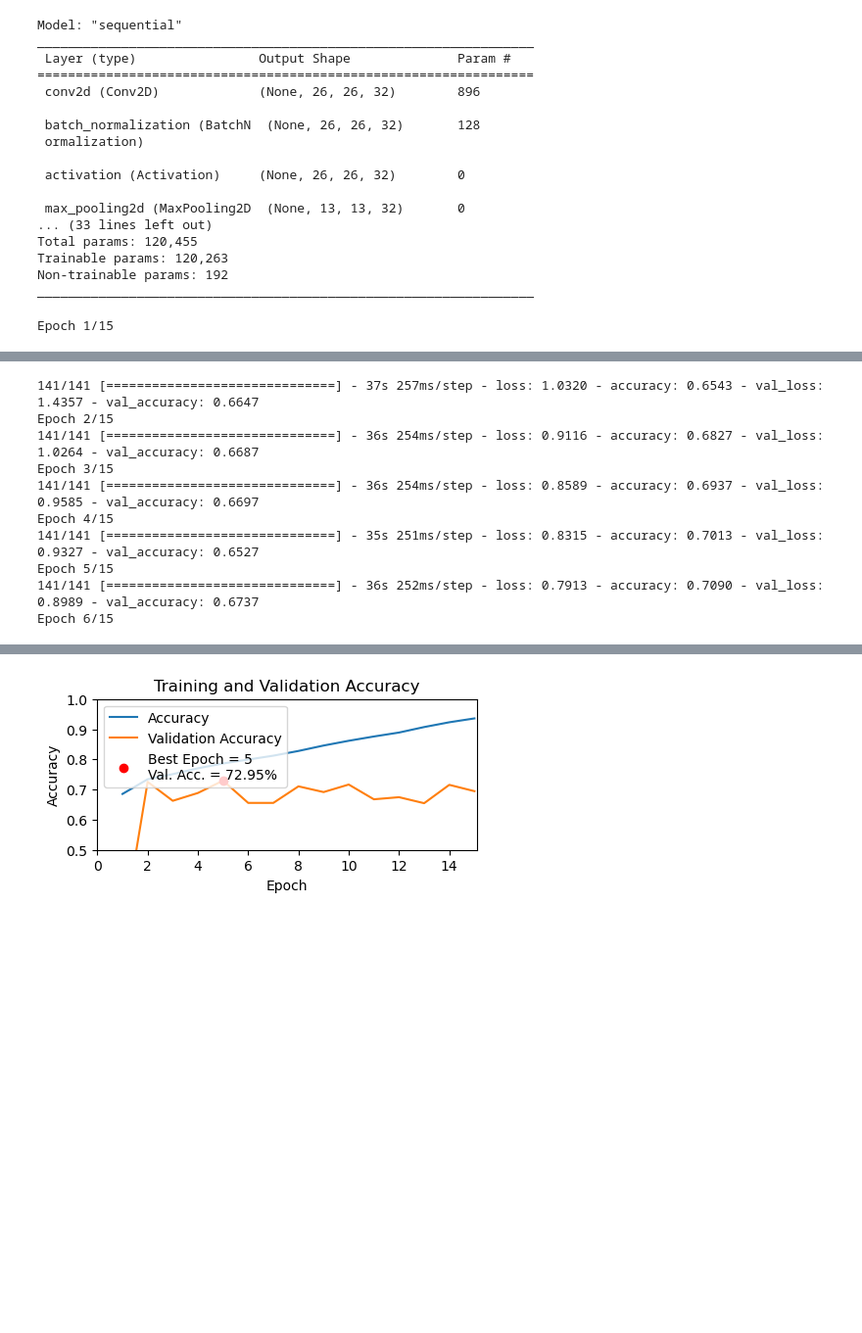
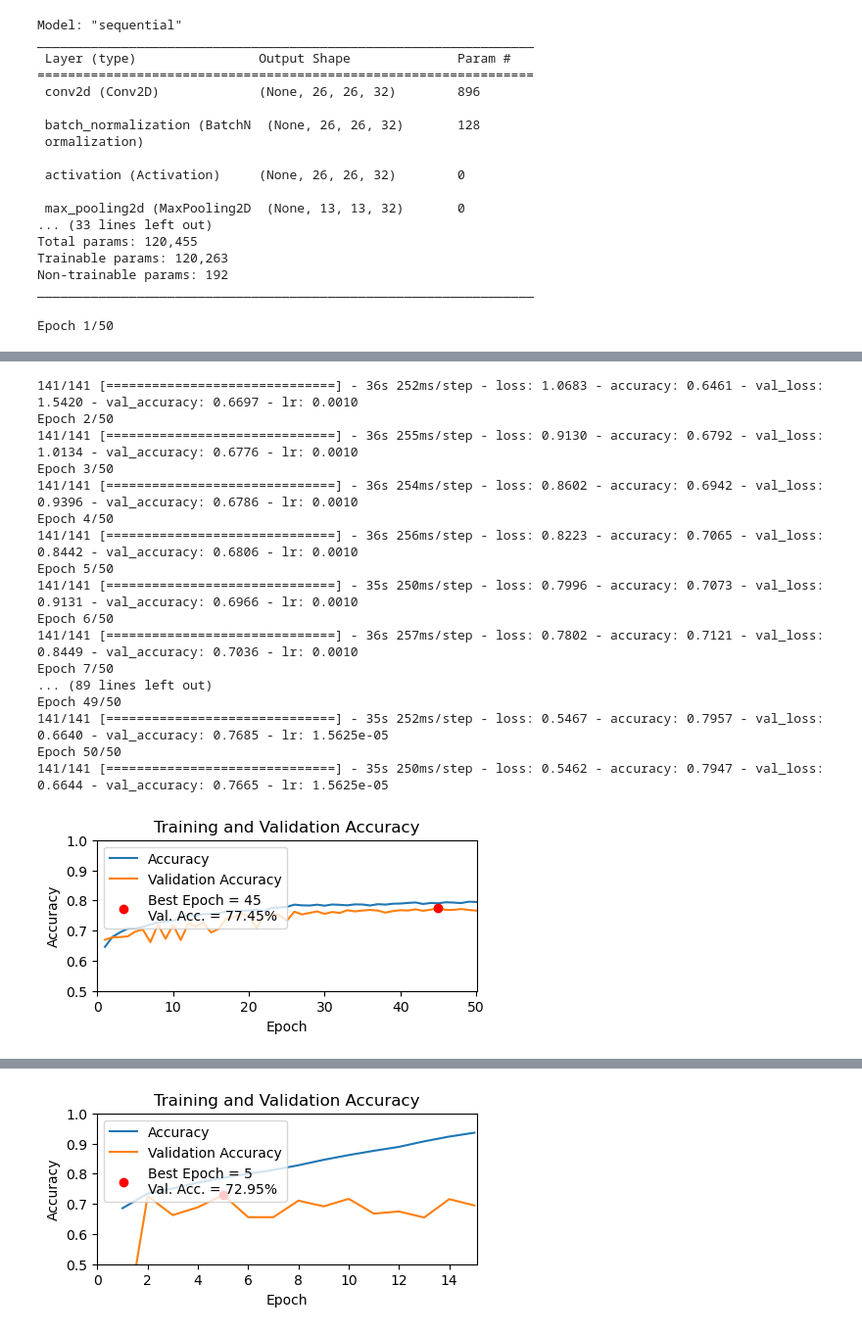
Before and after one commit to mehmetbayik/Skin-Cancer-Prediction-Deep-Learning, a Jupyter notebook: skin-cancer-cnn.ipynb, the cells around one changed output, grey strips where cells are left out. Shown: that part at 98% size. Drawn from its saved outputs; the diff is of its cells as text; code cells hidden in the pictures; blank space fills up the shorter version.

Commit message:
LR Reduction Plato

```diff
--- a/skin-cancer-cnn.ipynb
+++ b/skin-cancer-cnn.ipynb
@@ -392,16 +392,17 @@ os.system(f"mkdir -p model-comparison/{now}")
 #keras.utils.set_random_seed(42)
 
 # Define the optimizer
-#optimizer = Adam(lr=0.001, beta_1=0.9, beta_2=0.999, epsilon=None, decay=0.0, amsgrad=False)
-model.compile(optimizer=Adam(learning_rate = 0.001), loss='categorical_crossentropy', metrics=['accuracy'])
+optimizer = Adam(learning_rate=0.001, beta_1=0.9, beta_2=0.999, epsilon=None, decay=0.0, amsgrad=False)
+#optimizer= Adam(learning_rate = 0.001)
+model.compile(optimizer=optimizer, loss='categorical_crossentropy', metrics=['accuracy'])
 
-# learning_rate_reduction = ReduceLROnPlateau(monitor='val_acc', patience=3, verbose=1, factor=0.5, min_lr=0.00001)
+learning_rate_reduction = ReduceLROnPlateau(monitor='val_accuracy', patience=3, verbose=1, factor=0.5, min_lr=0.00001)
 checkpoint = ModelCheckpoint(f"model-comparison/{now}/model.h5", monitor='val_accuracy', save_best_only=True, mode='max')
 # batch_size*steps_per_epoch = total number of images
 history = model.fit(train_set, #steps_per_epoch=50, #validation_steps = 15,
-                    epochs=15,
+                    epochs=50,
                     validation_data = val_set,
-                    callbacks=[checkpoint],
+                    callbacks=[learning_rate_reduction, checkpoint],
                     #class_weight=class_weights_dict,
                     )
 os.system(finish_sound)
@@ -409,4 +410,4 @@ with open('model-comparison/last.txt', 'w') as f:
     f.write(str(now))
 loss_plot(model, history.history, now)
 # %% [output]
-Epoch 1/15
+Epoch 1/50
@@ -414,13 +415,21 @@ Epoch 1/15
-141/141 [==============================] - 37s 257ms/step - loss: 1.0320 - accuracy: 0.6543 - val_loss: 1.4357 - val_accuracy: 0.6647
-Epoch 2/15
-141/141 [==============================] - 36s 254ms/step - loss: 0.9116 - accuracy: 0.6827 - val_loss: 1.0264 - val_accuracy: 0.6687
-Epoch 3/15
-141/141 [==============================] - 36s 254ms/step - loss: 0.8589 - accuracy: 0.6937 - val_loss: 0.9585 - val_accuracy: 0.6697
-Epoch 4/15
-141/141 [==============================] - 35s 251ms/step - loss: 0.8315 - accuracy: 0.7013 - val_loss: 0.9327 - val_accuracy: 0.6527
-Epoch 5/15
-141/141 [==============================] - 36s 252ms/step - loss: 0.7913 - accuracy: 0.7090 - val_loss: 0.8989 - val_accuracy: 0.6737
-Epoch 6/15
+141/141 [==============================] - 36s 252ms/step - loss: 1.0683 - accuracy: 0.6461 - val_loss: 1.5420 - val_accuracy: 0.6697 - lr: 0.0010
+Epoch 2/50
+141/141 [==============================] - 36s 255ms/step - loss: 0.9130 - accuracy: 0.6792 - val_loss: 1.0134 - val_accuracy: 0.6776 - lr: 0.0010
+Epoch 3/50
+141/141 [==============================] - 36s 254ms/step - loss: 0.8602 - accuracy: 0.6942 - val_loss: 0.9396 - val_accuracy: 0.6786 - lr: 0.0010
+Epoch 4/50
+141/141 [==============================] - 36s 256ms/step - loss: 0.8223 - accuracy: 0.7065 - val_loss: 0.8442 - val_accuracy: 0.6806 - lr: 0.0010
+Epoch 5/50
+141/141 [==============================] - 35s 250ms/step - loss: 0.7996 - accuracy: 0.7073 - val_loss: 0.9131 - val_accuracy: 0.6966 - lr: 0.0010
+Epoch 6/50
+141/141 [==============================] - 36s 257ms/step - loss: 0.7802 - accuracy: 0.7121 - val_loss: 0.8449 - val_accuracy: 0.7036 - lr: 0.0010
+Epoch 7/50
+... (89 lines left out)
+Epoch 49/50
+141/141 [==============================] - 35s 252ms/step - loss: 0.5467 - accuracy: 0.7957 - val_loss: 0.6640 - val_accuracy: 0.7685 - lr: 1.5625e-05
+Epoch 50/50
+141/141 [==============================] - 35s 250ms/step - loss: 0.5462 - accuracy: 0.7947 - val_loss: 0.6644 - val_accuracy: 0.7665 - lr: 1.5625e-05
+[figure, added]
 # %%
 model = load_model(f"model-comparison/{now}/model.h5")
 EvaluateModel(model, val_set, 'val', now)
```
Also changed, not shown: parts of 2 cells of this notebook.
